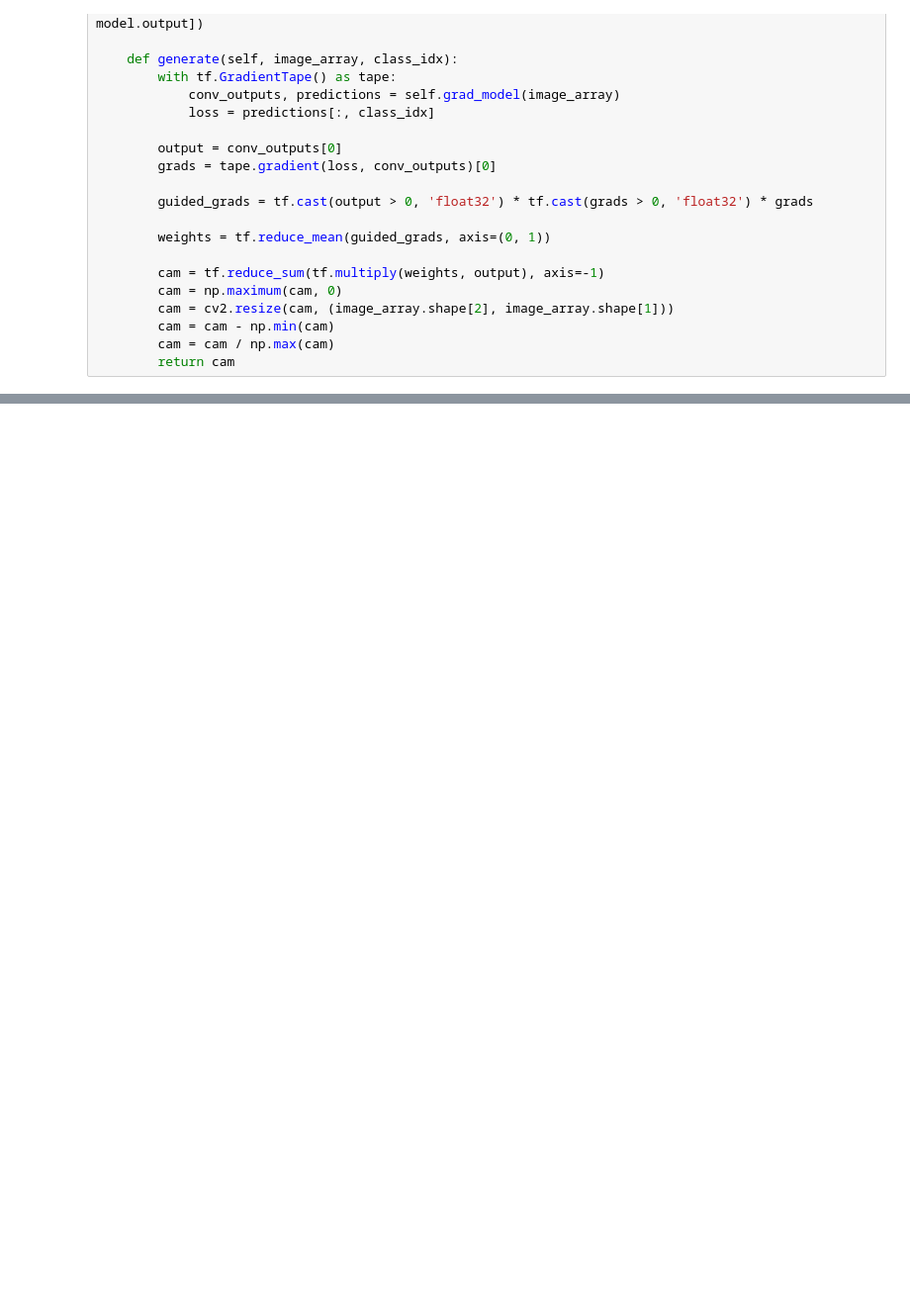
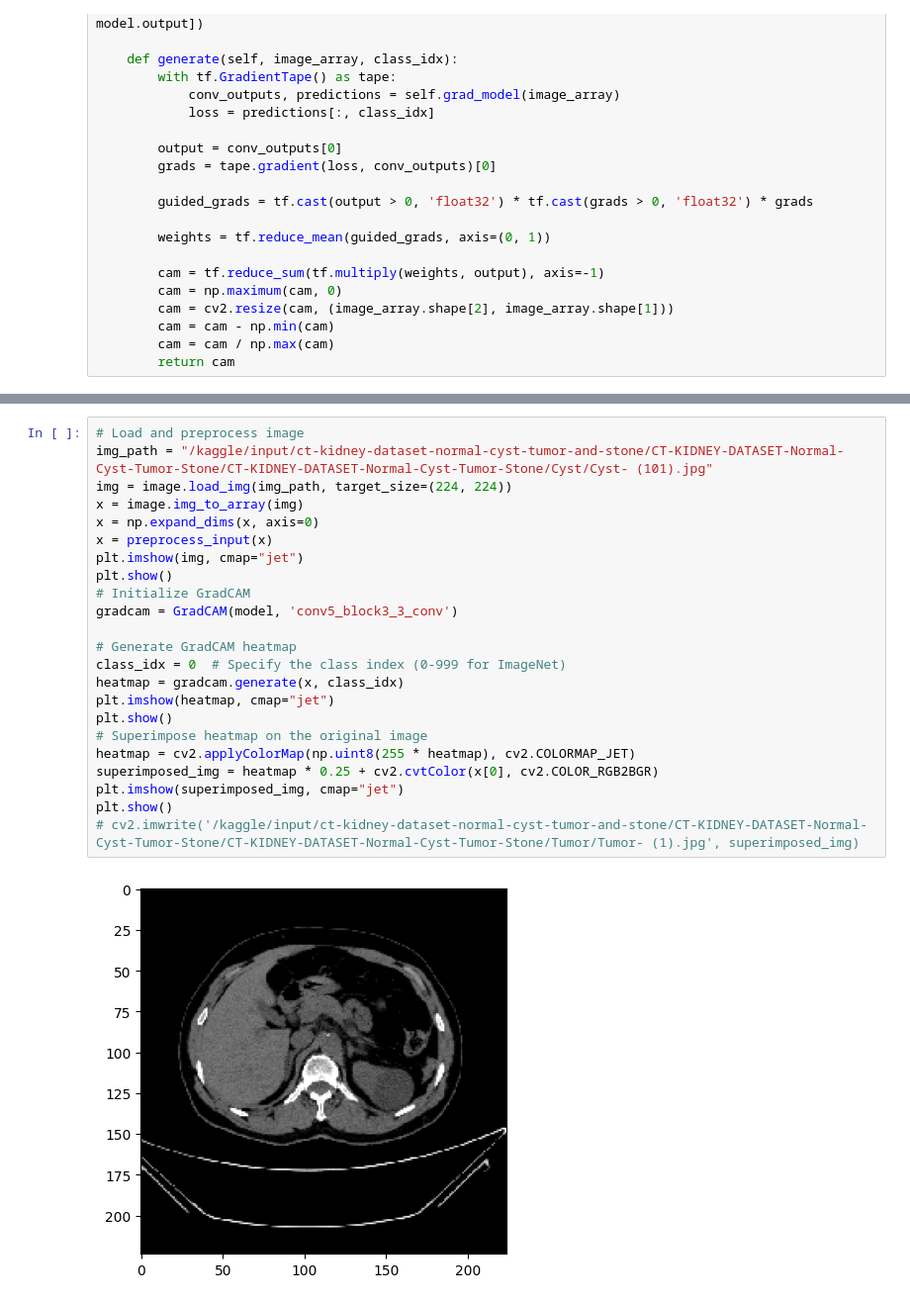
Before and after one commit to Sivakumar-Navaneeth/CNN_Visualizations, a Jupyter notebook: grad-cam-for-kidney-dataset.ipynb, the cells around one changed output, grey strips where cells are left out. Shown at 99% size. Drawn from its saved outputs; the diff is of its cells as text; blank space fills up the shorter version.

```diff
--- a/grad-cam-for-kidney-dataset.ipynb
+++ b/grad-cam-for-kidney-dataset.ipynb
@@ -253,0 +252,25 @@ class GradCAM:
+# %%
+# Load and preprocess image
+img_path = "/kaggle/input/ct-kidney-dataset-normal-cyst-tumor-and-stone/CT-KIDNEY-DATASET-Normal-Cyst-Tumor-Stone/CT-KIDNEY-DATASET-Normal-Cyst-Tumor-Stone/Cyst/Cyst- (101).jpg"
+img = image.load_img(img_path, target_size=(224, 224))
+x = image.img_to_array(img)
+x = np.expand_dims(x, axis=0)
+x = preprocess_input(x)
+plt.imshow(img, cmap="jet")
+plt.show()
+# Initialize GradCAM
+gradcam = GradCAM(model, 'conv5_block3_3_conv')
+
+# Generate GradCAM heatmap
+class_idx = 0  # Specify the class index (0-999 for ImageNet)
+heatmap = gradcam.generate(x, class_idx)
+plt.imshow(heatmap, cmap="jet")
+plt.show()
+# Superimpose heatmap on the original image
+heatmap = cv2.applyColorMap(np.uint8(255 * heatmap), cv2.COLORMAP_JET)
+superimposed_img = heatmap * 0.25 + cv2.cvtColor(x[0], cv2.COLOR_RGB2BGR)
+plt.imshow(superimposed_img, cmap="jet")
+plt.show()
+# cv2.imwrite('/kaggle/input/ct-kidney-dataset-normal-cyst-tumor-and-stone/CT-KIDNEY-DATASET-Normal-Cyst-Tumor-Stone/CT-KIDNEY-DATASET-Normal-Cyst-Tumor-Stone/Tumor/Tumor- (1).jpg', superimposed_img)
+# %% [output]
+[figure, added]
```
Also changed, not shown: parts of 13 cells of this notebook.
